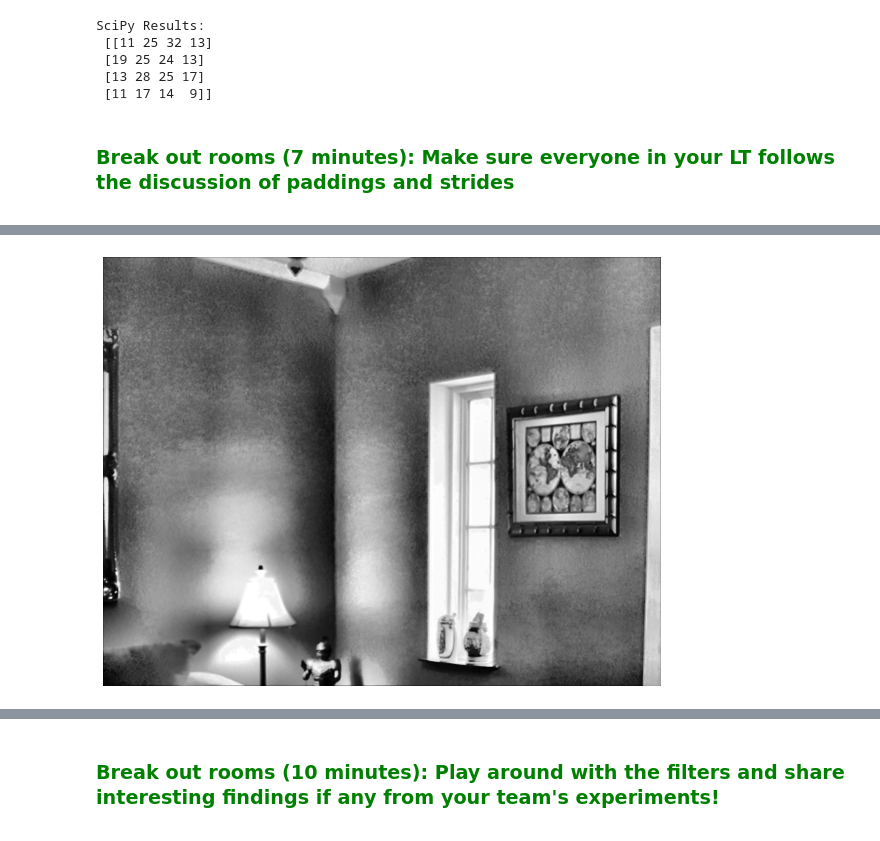
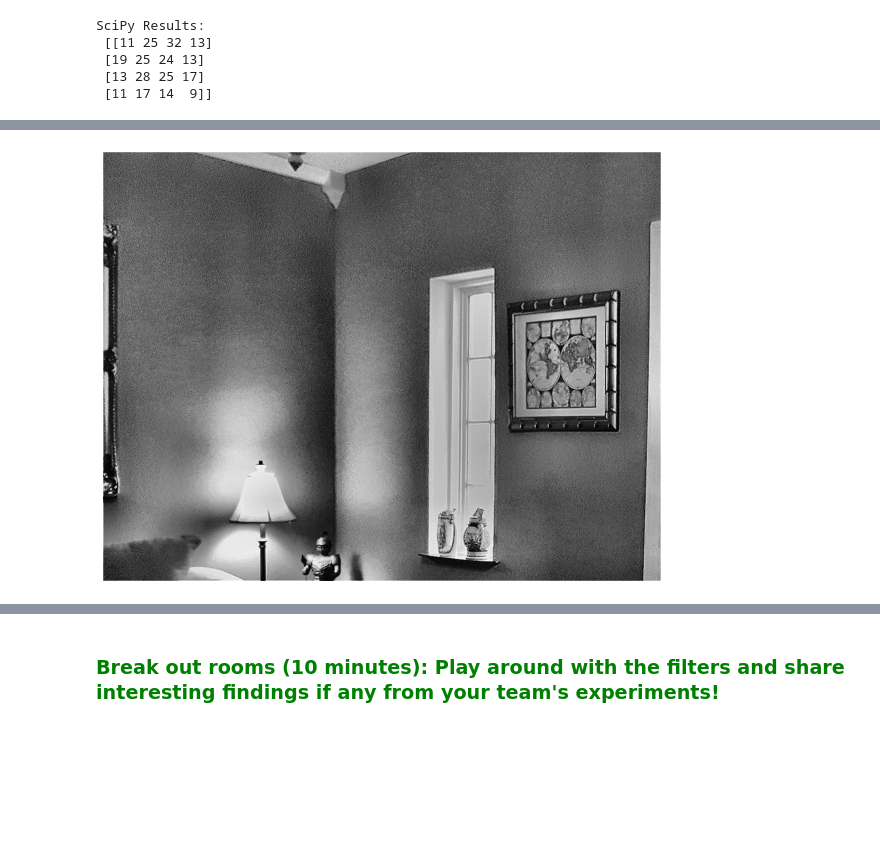
Before and after one commit to normanlapid/msds2022-ml3, a Jupyter notebook: notebooks/02_CNN_Fundamentals/02_CNN_Fundamentals.ipynb, the cells around one changed output, grey strips where cells are left out. Saved outputs shown, nothing was run; the diff lists cells and outputs as text; code cells hidden in the pictures; blank space fills up the shorter version.

Commit message:
Add breakout room minutes

```diff
--- a/notebooks/02_CNN_Fundamentals/02_CNN_Fundamentals.ipynb
+++ b/notebooks/02_CNN_Fundamentals/02_CNN_Fundamentals.ipynb
@@ -236,8 +236,6 @@ SciPy Results:
  [19 25 24 13]
  [13 28 25 17]
  [11 17 14  9]]
-# %% [markdown]
-### <p> <span style="color:green">Break out rooms (7 minutes): Make sure everyone in your LT follows the discussion of paddings and strides </span></p>
 # %% [markdown]
 ### Example 3.Convolution as a n image filter
 
@@ -255,36 +253,36 @@ $\begin{pmatrix}
 import numpy as np
 import scipy
 from skimage import io, color
 from skimage import exposure
 import matplotlib.pyplot as plt
 %matplotlib inline
 
 img = io.imread('images/image.jpg')    # Load the image
 img = color.rgb2gray(img)       # Convert the image to grayscale (1 channel)
 
 
 #kernel = np.array([[-1,-1,-1],[-1,8,-1],[-1,-1,-1]])
-#kernel = np.array([[0,-1,0],[-1,5,-1],[0,-1,0]])
+kernel = np.array([[0,-1,0],[-1,5,-1],[0,-1,0]])
 #kernel = np.array([[-1,-1,-1],[-1,8,-1],[-1,-1,-1]])  #edge detection
-kernel = np.array([[1,1,1],[1,1,1],[1,1,1]])/9.0   #box blur
+# kernel = np.array([[1,1,1],[1,1,1],[1,1,1]])/9.0   #box blur
 #kernel = np.array([[-1,-1,-1],[2,2,2],[-1,-1,-1]])
 #kernel = np.array([[-2,4,-2],[-2,4,-2],[-2,4,-2]])
 
 # you can use 'valid' instead of 'same', then it will not add zero padding
 image_sharpen = scipy.signal.convolve2d(img, kernel, 'same')
 #print '\n First 5 columns and rows of the image_sharpen matrix: \n', image_sharpen[:5,:5]*255
 
 
 # Adjust the contrast of the filtered image by applying Histogram Equalization
 image_sharpen_equalized = exposure.equalize_adapthist(image_sharpen/np.max(np.abs(image_sharpen)), clip_limit=0.03)
 
 fig = plt.figure(figsize=(10,10))
 
 plt.imshow(image_sharpen_equalized, cmap=plt.cm.gray)
 plt.axis('off')
 plt.show()
 # %% [output]
-[figure, old version]
+[figure, new version]
 # %% [markdown]
 ### Learning team exercise:
 Isolate the edges, sharpen the image using appropriate kernels.
```
Also changed, not shown: parts of 2 cells of this notebook.
